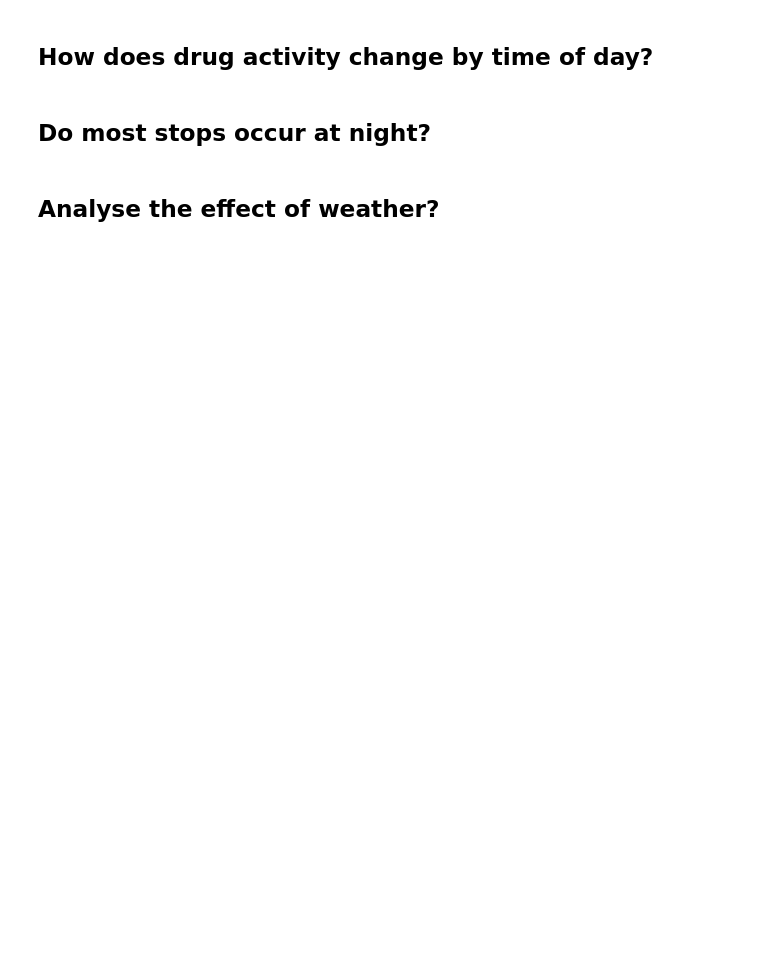
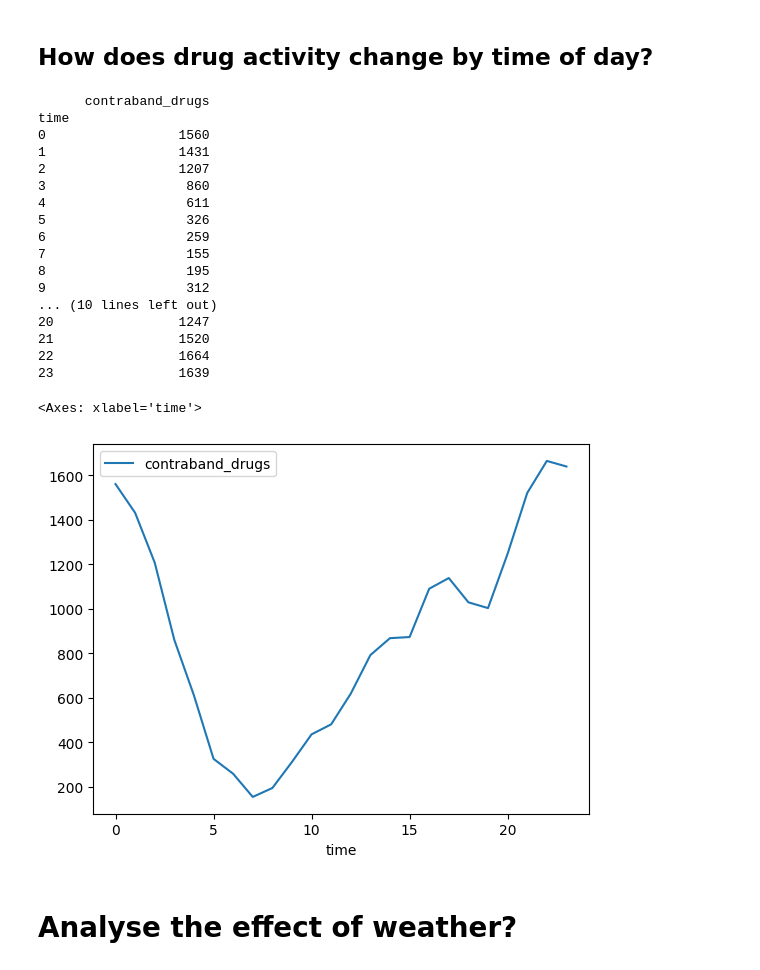
Before and after one commit to Ethan-Jolly/SpartaGlobal210, a Jupyter notebook: Data_Engineering/pandas/openpolicing_project/Nashville_Policing_Analysis.ipynb, the cells around one changed output. Saved outputs shown, nothing was run; the diff lists cells and outputs as text; code cells hidden in the pictures; blank space fills up the shorter version.

Commit message:
Added some weather analysis and attempted plotly

```diff
--- a/Data_Engineering/pandas/openpolicing_project/Nashville_Policing_Analysis.ipynb
+++ b/Data_Engineering/pandas/openpolicing_project/Nashville_Policing_Analysis.ipynb
@@ -319,6 +361,28 @@ Freq: A-DEC, Name: raw_row_number, dtype: int64
 # %% [markdown]
 ## How does drug activity change by time of day?
-# %% [markdown]
-## Do most stops occur at night?
+# %%
+group = df_time.groupby(df_time.time.dt.hour).agg({'contraband_drugs': lambda x: (x == True).sum()})
+print(group)
+group.plot()
+# %% [output]
+      contraband_drugs
+time
+0                 1560
+1                 1431
+2                 1207
+3                  860
+4                  611
+5                  326
+6                  259
+7                  155
+8                  195
+9                  312
+... (10 lines left out)
+20                1247
+21                1520
+22                1664
+23                1639
+<Axes: xlabel='time'>
+[figure, added]
 # %% [markdown]
-## Analyse the effect of weather?
+# Analyse the effect of weather?
```
Also changed, not shown: parts of 22 cells of this notebook, 2 other files.
